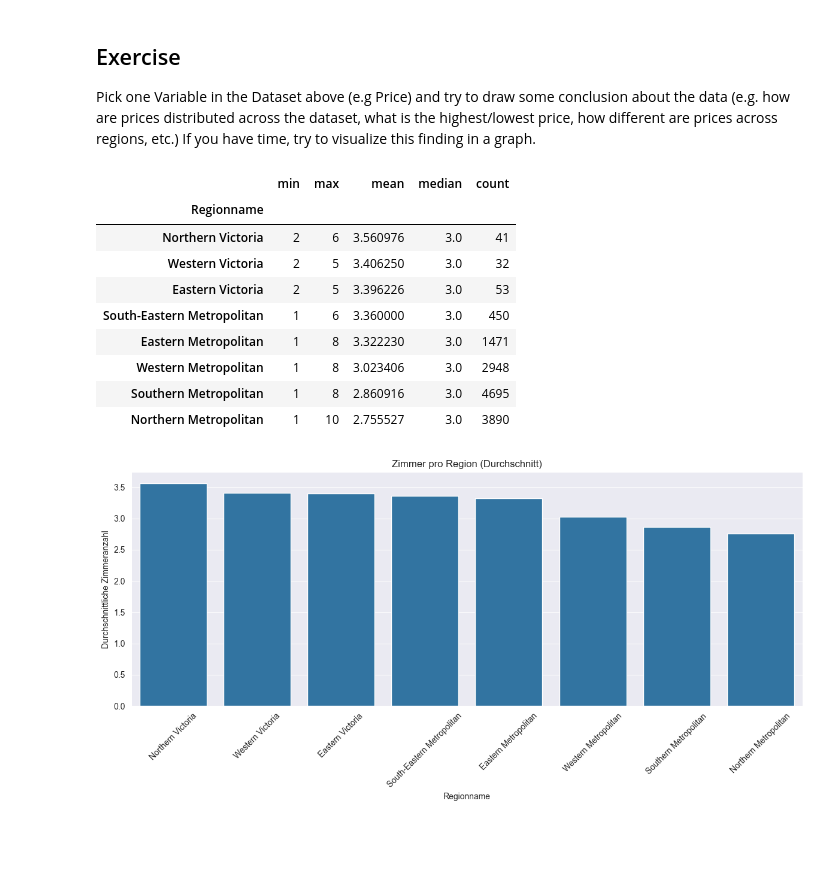
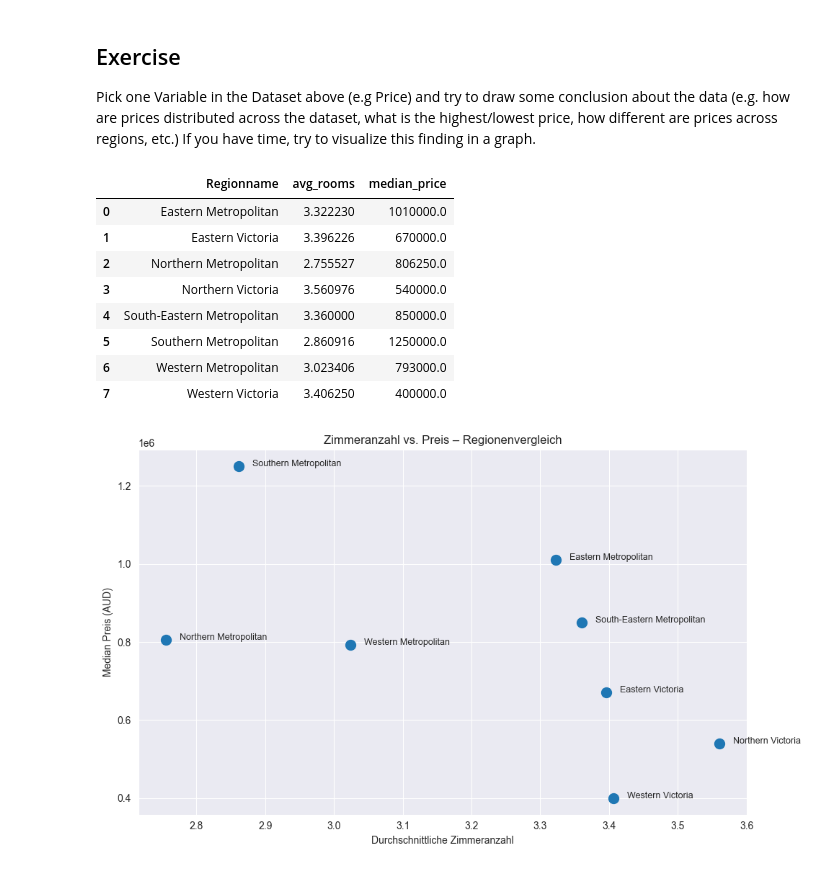
Before and after one commit to MysterionNY/Kurs259_Machine_Learning, a Jupyter notebook: demos/03_data_preprocessing.ipynb, the cells around one changed output. Cells and saved outputs as stored; diff of their text form; code cells hidden in the pictures; blank space fills up the shorter version.

```diff
--- a/demos/03_data_preprocessing.ipynb
+++ b/demos/03_data_preprocessing.ipynb
@@ -198,26 +198,37 @@ df1.sample(n=10)
 Pick one Variable in the Dataset above (e.g Price) and try to draw some conclusion about the data (e.g. how are prices distributed across the dataset, what is the highest/lowest price, how different are prices across regions, etc.)
 If you have time, try to visualize this finding in a graph.
 # %%
-room_stats = df.groupby("Regionname")["Rooms"].agg(["min", "max", "mean", "median", "count"]).sort_values(by="mean", ascending=False)
-room_stats
+df_clean = df[(df["Price"].notna()) & (df["Rooms"].notna()) & (df["Rooms"] > 0)]
+region_stats = df_clean.groupby("Regionname").agg(
+    avg_rooms=("Rooms", "mean"),
+    median_price=("Price", "median")
+).reset_index()
+region_stats
 # %% [output]
-|  | min | max | mean | median | count |
-| Regionname |  |  |  |  |  |
-| Northern Victoria | 2 | 6 | 3.560976 | 3.0 | 41 |
-| Western Victoria | 2 | 5 | 3.406250 | 3.0 | 32 |
-| Eastern Victoria | 2 | 5 | 3.396226 | 3.0 | 53 |
-| South-Eastern Metropolitan | 1 | 6 | 3.360000 | 3.0 | 450 |
-| Eastern Metropolitan | 1 | 8 | 3.322230 | 3.0 | 1471 |
-| Western Metropolitan | 1 | 8 | 3.023406 | 3.0 | 2948 |
-| Southern Metropolitan | 1 | 8 | 2.860916 | 3.0 | 4695 |
-| Northern Metropolitan | 1 | 10 | 2.755527 | 3.0 | 3890 |
+|  | Regionname | avg_rooms | median_price |
+| 0 | Eastern Metropolitan | 3.322230 | 1010000.0 |
+| 1 | Eastern Victoria | 3.396226 | 670000.0 |
+| 2 | Northern Metropolitan | 2.755527 | 806250.0 |
+| 3 | Northern Victoria | 3.560976 | 540000.0 |
+| 4 | South-Eastern Metropolitan | 3.360000 | 850000.0 |
+| 5 | Southern Metropolitan | 2.860916 | 1250000.0 |
+| 6 | Western Metropolitan | 3.023406 | 793000.0 |
+| 7 | Western Victoria | 3.406250 | 400000.0 |
 # %%
-plt.figure(figsize=(12, 6))
-sns.barplot(data=room_stats.reset_index(), x="Regionname", y="mean")
-plt.xticks(rotation=45)
-plt.ylabel("Durchschnittliche Zimmeranzahl")
-plt.title("Zimmer pro Region (Durchschnitt)")
+plt.figure(figsize=(10, 6))
+plt.scatter(region_stats["avg_rooms"], region_stats["median_price"], s=100)
+for i in range(len(region_stats)):
+    plt.text(
+        region_stats["avg_rooms"][i] + 0.02,
+        region_stats["median_price"][i],
+        region_stats["Regionname"][i],
+        fontsize=9
+    )
+plt.xlabel("Durchschnittliche Zimmeranzahl")
+plt.ylabel("Median Preis (AUD)")
+plt.title("Zimmeranzahl vs. Preis – Regionenvergleich")
+plt.grid(True)
 plt.tight_layout()
 plt.show()
 # %% [output]
-[figure, old version]
+[figure, new version]
```
Also changed, not shown: parts of 1 cell of this notebook, 1 other file.
